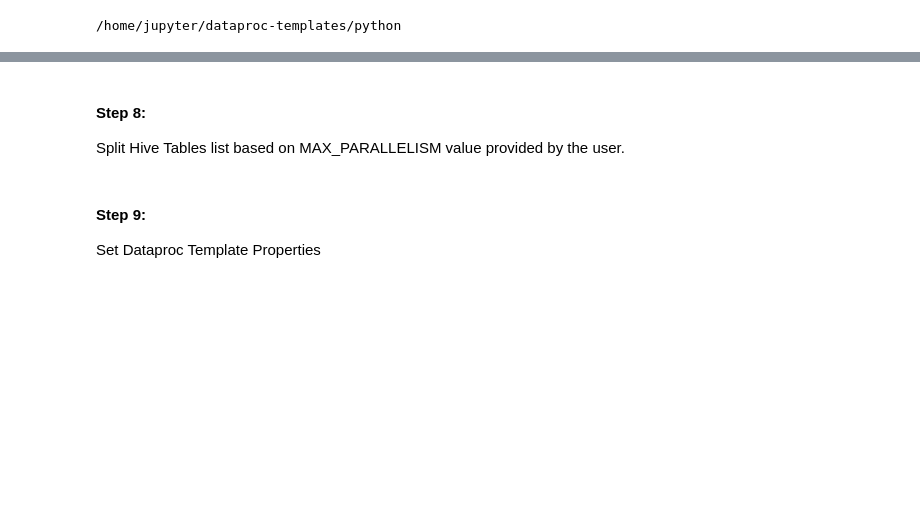
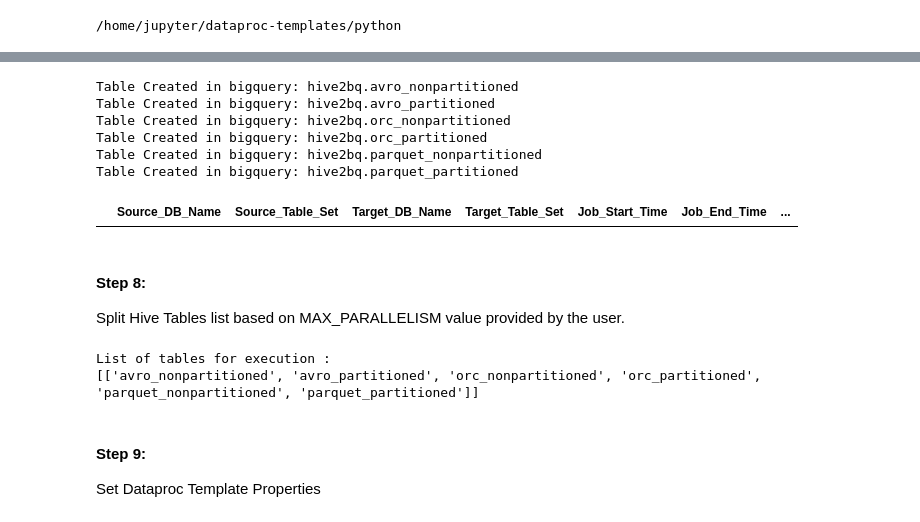
Before and after one commit to GoogleCloudPlatform/dataproc-templates, a Jupyter notebook: notebooks/hive2bq/HiveToBigquery_notebook.ipynb, the cells around one changed output, grey strips where cells are left out. Drawn from its saved outputs; the diff is of its cells as text; code cells hidden in the pictures; blank space fills up the shorter version.

```diff
--- a/notebooks/hive2bq/HiveToBigquery_notebook.ipynb
+++ b/notebooks/hive2bq/HiveToBigquery_notebook.ipynb
@@ -259,8 +262,7 @@ writing manifest file 'google_dataproc_templates.egg-info/SOURCES.txt'
 We will love to hear your feedback at: https://forms.gle/XXCJeWeCJJ9fNLQS6
 Email us at: dataproc-templates-support-external@googlegroups.com
 # %%
-import subprocess
-result=subprocess.run(f"gsutil ls  {GCS_STAGING_LOCATION}/hiveddl/input/{INPUT_HIVE_DATABASE} | sed '$!d'", capture_output=True, shell=True, encoding="utf-8")
+result=subprocess.run(f"gsutil ls  {ddl_input_path} | sed '$!d'", capture_output=True, shell=True, encoding="utf-8")
 latest_ddl_path=str(result.stdout)[:-1]
 print(latest_ddl_path)
 # %% [output]
@@ -319,0 +312,11 @@ str(workflow_state)
+# %%
+
+result=subprocess.run(f"gsutil ls  {gcs_output_path} ", capture_output=True, shell=True, encoding="utf-8")
+translated_files=result.stdout.split("\n")
+print(translated_files)
+all_ddls=""
+for file in translated_files:
+    if "/_SUCCESS" not in file and "batch_translation_report.csv" not in file and "consumed_name_map.json" not in file and len(file)>0:
+        bucket_name=file.replace("gs://","").split("/",1)[0]
+        file_path=file.replace("gs://","").split("/",1)[1]
+        all_ddls=all_ddls+(get_gcs_file_as_string(bucket_name,file_path))
@@ -320 +329,33 @@ str(workflow_state)
+# %%
+DDL_FAIL_AUDIT_DICT={}
+DDL_FAIL_AUDIT_DF = pd.DataFrame(columns=["Source_DB_Name","Source_Table_Set","Target_DB_Name","Target_Table_Set","Job_Start_Time","Job_End_Time","Job_Status"])
+for ddl in all_ddls[:-1].split(";\n"):
+    tblnm=ddl.split("CREATE TABLE")[1].split("\n")[0].split(".")[2]
+    try:
+        #TODO Replace with TBLNAME MAPPING
+        ddl=ddl.replace(f"`{INPUT_HIVE_DATABASE}`",f"`{OUTPUT_BIGQUERY_DATASET}`")
+        run_bq_query(ddl)
+        print(f"Table Created in bigquery: {OUTPUT_BIGQUERY_DATASET}.{tblnm}")
+    except Exception as e:
+        print(f"Failed to create table: {OUTPUT_BIGQUERY_DATASET}.{tblnm}")
+        print(e)
+        DDL_FAIL_AUDIT_DICT["Source_DB_Name"]=INPUT_HIVE_DATABASE
+        DDL_FAIL_AUDIT_DICT["Source_Table_Set"]=tblnm
+        DDL_FAIL_AUDIT_DICT["Target_DB_Name"]=OUTPUT_BIGQUERY_DATASET
+        DDL_FAIL_AUDIT_DICT["Target_Table_Set"]=tblnm
+        DDL_FAIL_AUDIT_DICT["Job_Start_Time"]=str(datetime.now())
+        DDL_FAIL_AUDIT_DICT["Job_Status"]=f"FAIL REASON: {e}"
+        DDL_FAIL_AUDIT_DICT["Job_End_Time"]=str(datetime.now())
+        DDL_FAIL_AUDIT_DF=DDL_FAIL_AUDIT_DF.append(DDL_FAIL_AUDIT_DICT, ignore_index = True)
+# %% [output]
+Table Created in bigquery: hive2bq.avro_nonpartitioned
+Table Created in bigquery: hive2bq.avro_partitioned
+Table Created in bigquery: hive2bq.orc_nonpartitioned
+Table Created in bigquery: hive2bq.orc_partitioned
+Table Created in bigquery: hive2bq.parquet_nonpartitioned
+Table Created in bigquery: hive2bq.parquet_partitioned
+# %%
+DDL_FAIL_AUDIT_DF
+# %% [output]
+|  | Source_DB_Name | Source_Table_Set | Target_DB_Name | Target_Table_Set | Job_Start_Time | Job_End_Time | ... |
 # %% [markdown]
@@ -336,7 +378,10 @@ while len(COMPLETE_LIST) > 0:
             break
     JOB_LIST.append(SUB_LIST)
 print("List of tables for execution : ")
-print(JOB_LIST)+
+print(JOB_LIST)
+# %% [output]
+List of tables for execution :
+[['avro_nonpartitioned', 'avro_partitioned', 'orc_nonpartitioned', 'orc_partitioned', 'parquet_nonpartitioned', 'parquet_partitioned']]
 # %% [markdown]
 #### Step 9:
 
```
Also changed, not shown: parts of 12 cells of this notebook, 1 other file.
